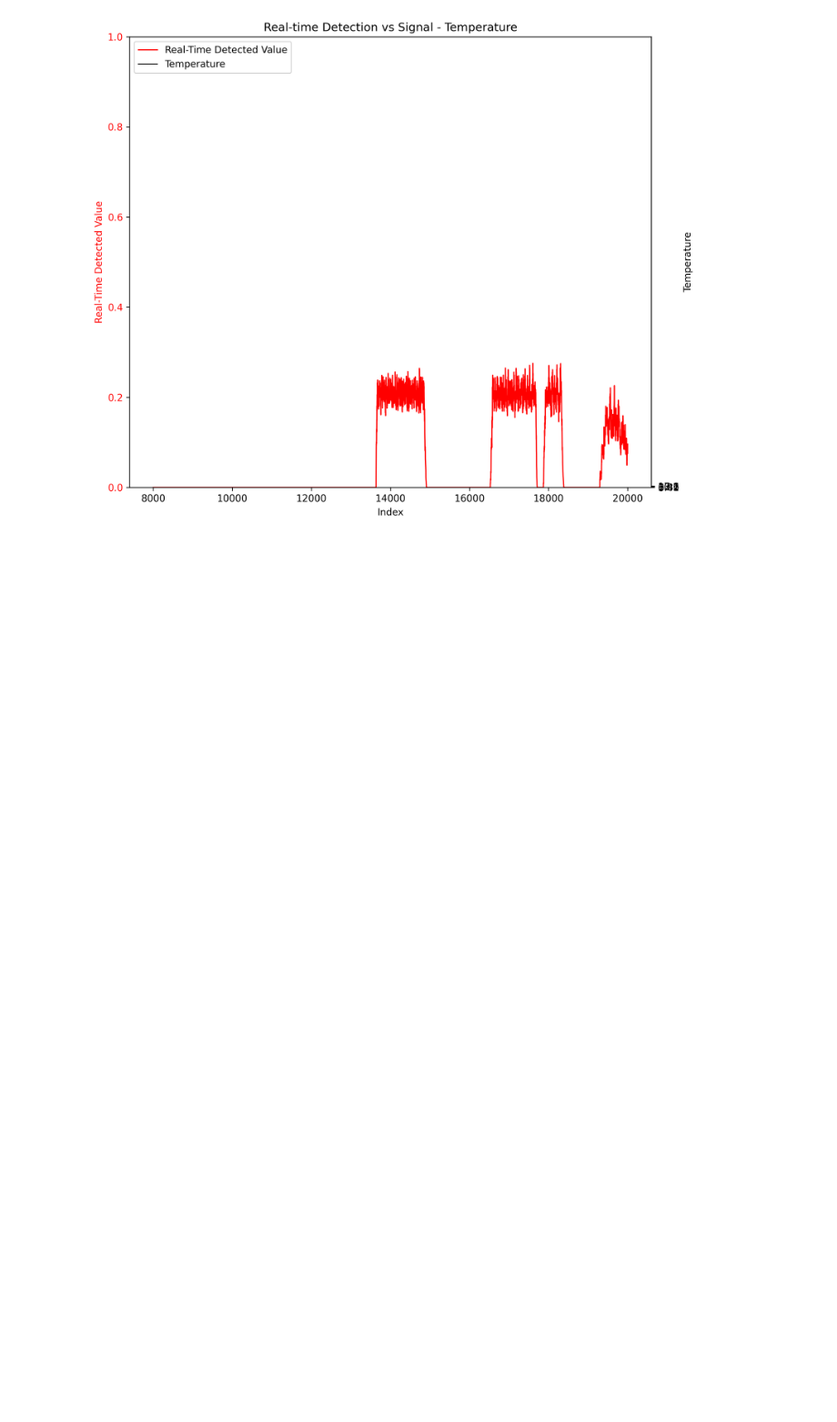
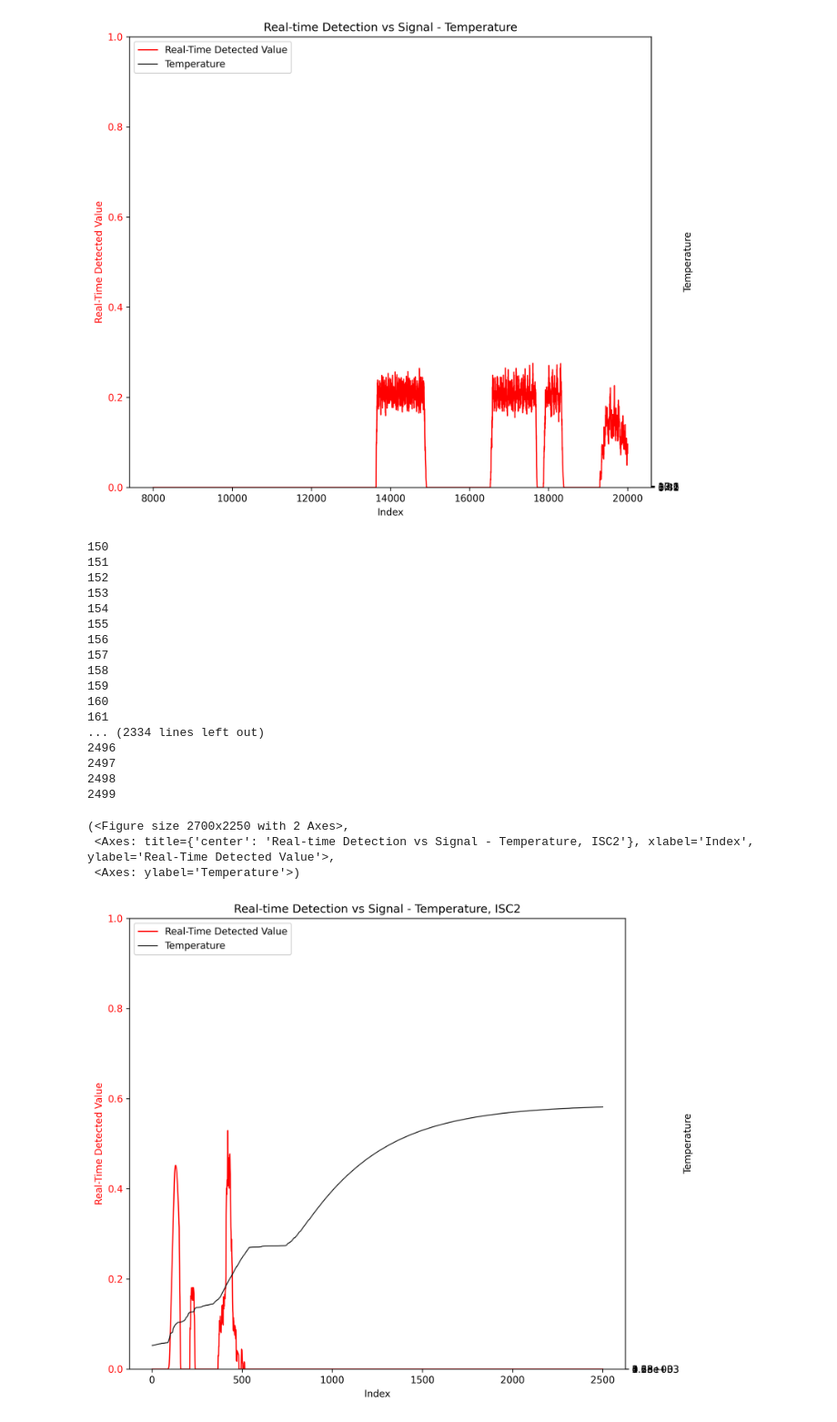
Before and after one commit to rhqrhq/Adversarial_Examples_Papers, a Jupyter notebook: pTRpred.ipynb, the cells around one changed output. Shown at 91% size. Saved outputs shown, nothing was run; the diff lists cells and outputs as text; code cells hidden in the pictures; blank space fills up the shorter version.

```diff
--- a/pTRpred.ipynb
+++ b/pTRpred.ipynb
@@ -1694,0 +1695,31 @@ df3 = pd.read_csv("mat12_result.csv")
+# %%
+df4 = pd.read_csv("ISC_faulty8.csv")
+df4.columns = {"I", "T", "V"}
+df4 = df4.iloc[:2500, :]
+# %%
+df4["time_ind"] = np.arange(1, df4.shape[0]+1)
+df_s = build_signal_raw(df4, "time_ind", "T")
+df_detect = detect_realtime(df_s["time_ind"], df_s["signal"], lowwl = 30, highwl = 60)
+plot_detection_overlay(df_detect, title = "Real-time Detection vs Signal - Temperature, ISC2")
+# %% [output]
+150
+151
+152
+153
+154
+155
+156
+157
+158
+159
+160
+161
+... (2334 lines left out)
+2496
+2497
+2498
+2499
+(<Figure size 2700x2250 with 2 Axes>,
+ <Axes: title={'center': 'Real-time Detection vs Signal - Temperature, ISC2'}, xlabel='Index', ylabel='Real-Time Detected Value'>,
+ <Axes: ylabel='Temperature'>)
+[figure, added]
```
Also changed, not shown: parts of 8 cells of this notebook.
